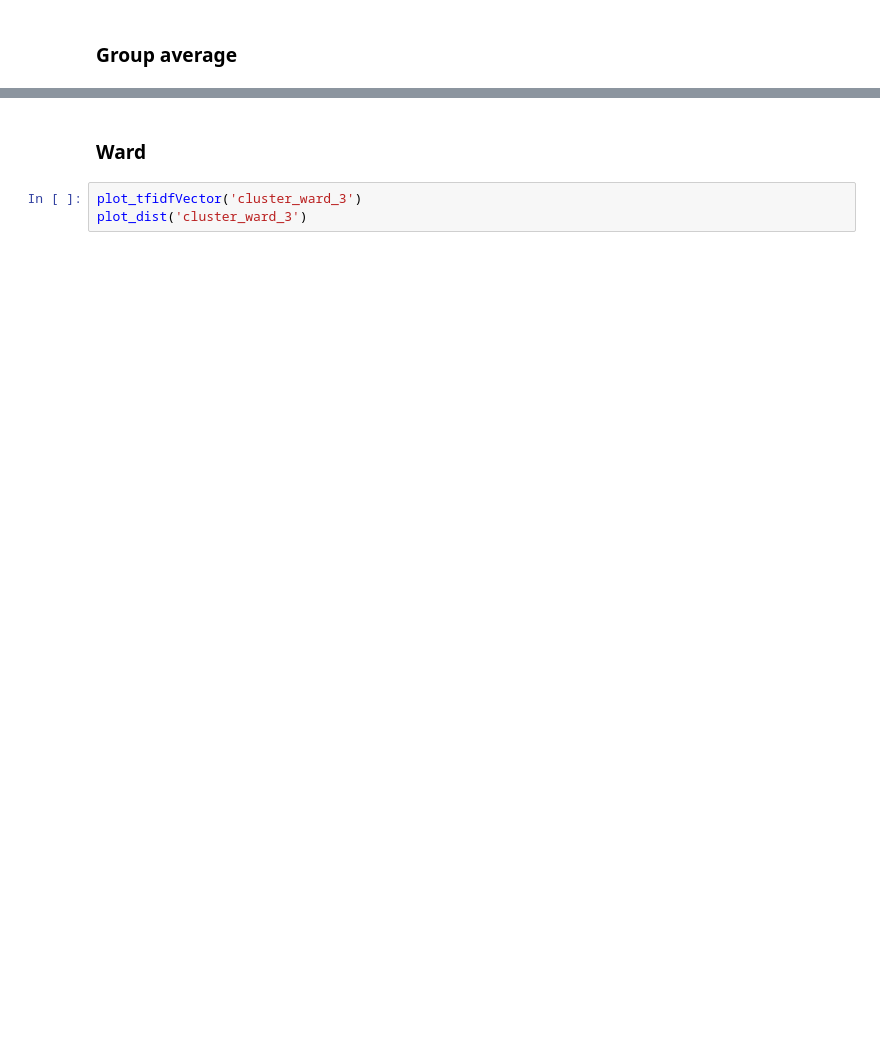
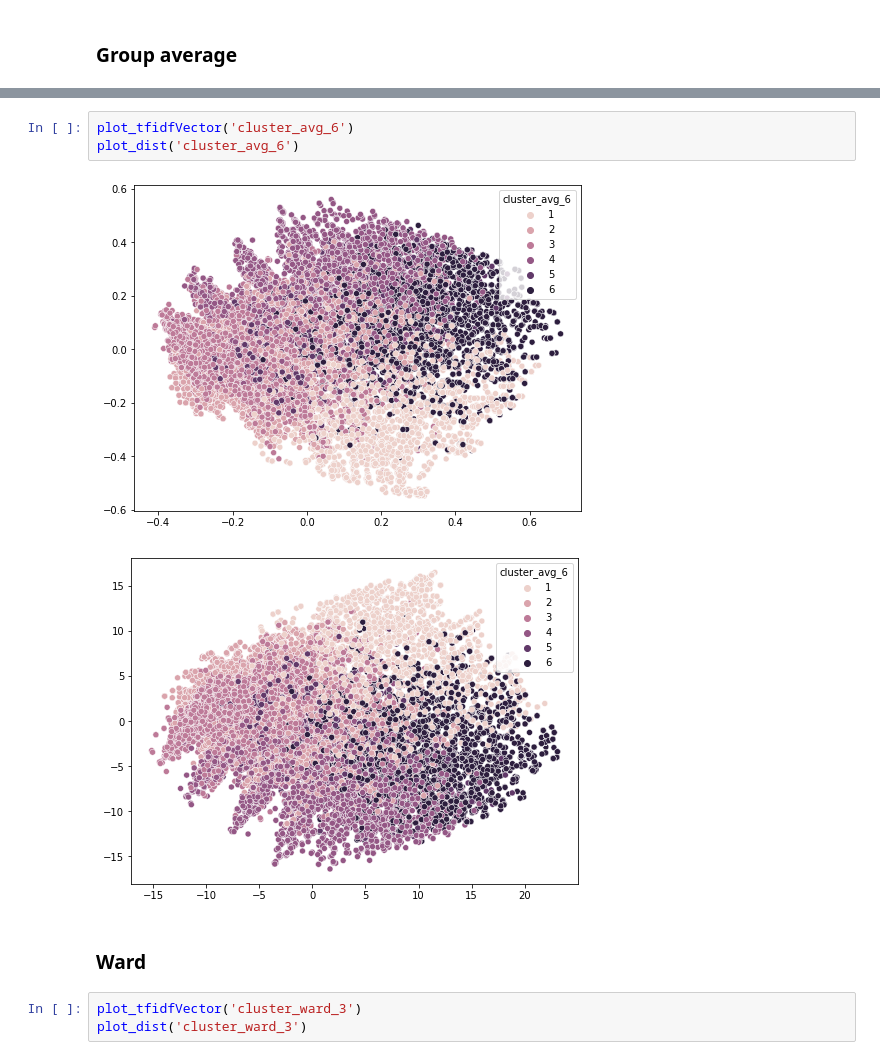
Before and after one commit to angel870326/Hierarchical-Clustering, a Jupyter notebook: text_cluster_visualize.ipynb, the cells around one changed output, grey strips where cells are left out. Saved outputs shown, nothing was run; the diff lists cells and outputs as text; blank space fills up the shorter version.

```diff
--- a/text_cluster_visualize.ipynb
+++ b/text_cluster_visualize.ipynb
@@ -168,3 +174,9 @@ plot_dist('cluster_avg_3')
+# %%
+plot_tfidfVector('cluster_avg_6')
+plot_dist('cluster_avg_6')
+# %% [output]
+[figure, added]
+[figure, added]
 # %% [markdown]
 ### Ward
 # %%
```
Also changed, not shown: parts of 9 cells of this notebook.
